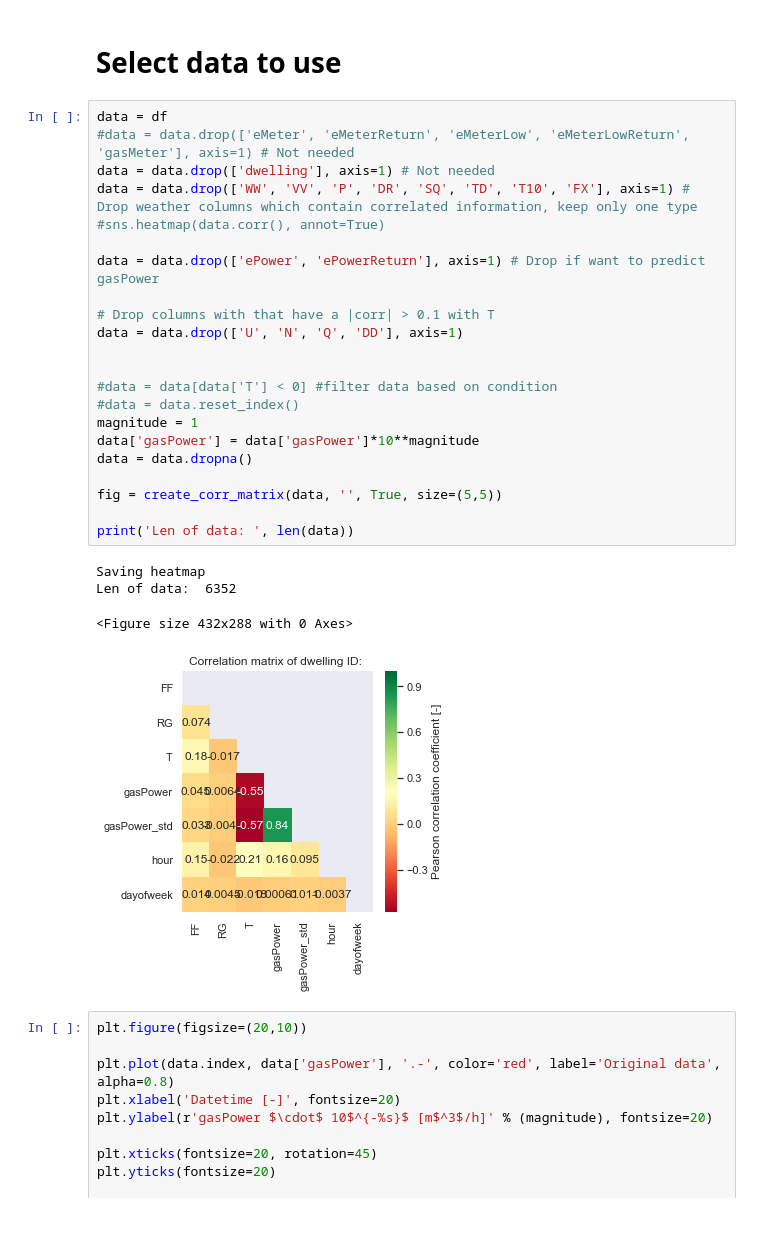
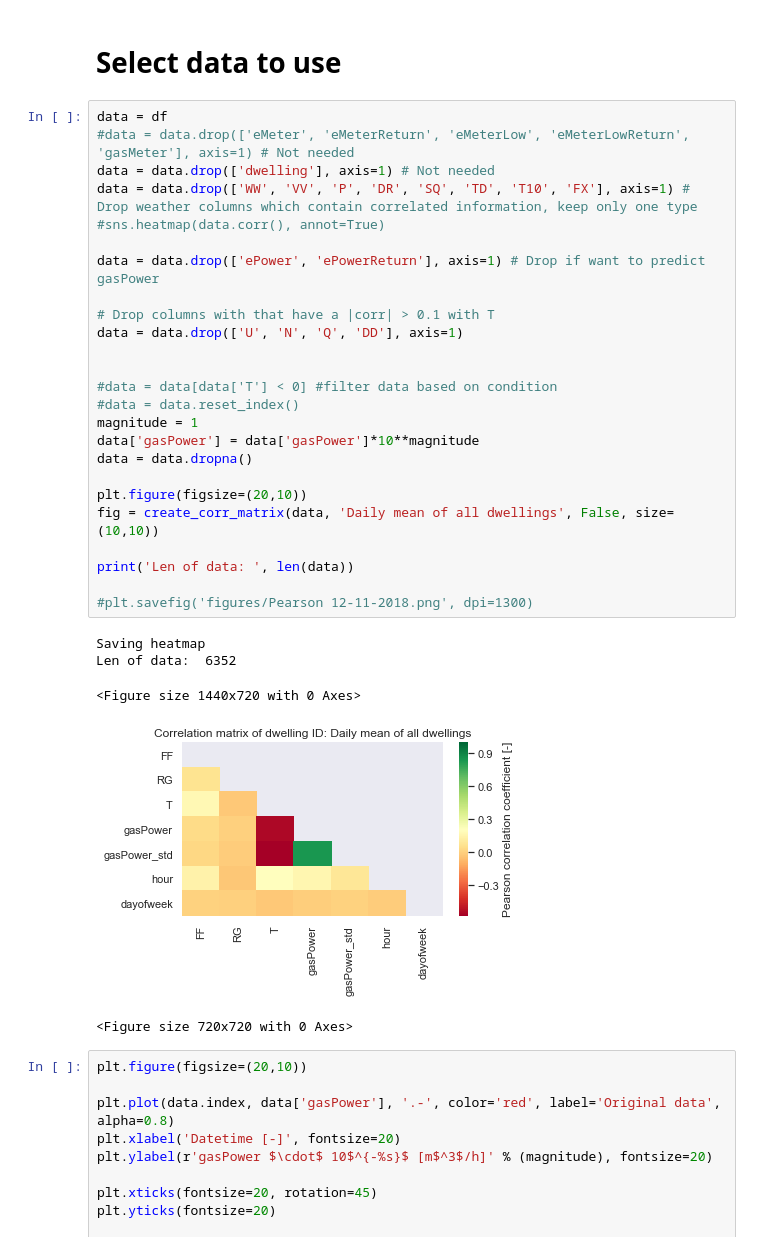
Before and after one commit to deKeijzer/KB-74-OPSCHALER, a Jupyter notebook: Personal_folders/Brian/Machine learning/LSTM.ipynb, the cells around one changed output. Saved outputs shown, nothing was run; the diff lists cells and outputs as text; blank space fills up the shorter version.

Commit message:
figsize added to annot false for corr matrix

```diff
--- a/Personal_folders/Brian/Machine learning/LSTM.ipynb
+++ b/Personal_folders/Brian/Machine learning/LSTM.ipynb
@@ -78,30 +81,34 @@ Saving heatmap
 # %%
 data = df
 #data = data.drop(['eMeter', 'eMeterReturn', 'eMeterLow', 'eMeterLowReturn', 'gasMeter'], axis=1) # Not needed
 data = data.drop(['dwelling'], axis=1) # Not needed
 data = data.drop(['WW', 'VV', 'P', 'DR', 'SQ', 'TD', 'T10', 'FX'], axis=1) # Drop weather columns which contain correlated information, keep only one type
 #sns.heatmap(data.corr(), annot=True)
 
 data = data.drop(['ePower', 'ePowerReturn'], axis=1) # Drop if want to predict gasPower
 
 # Drop columns with that have a |corr| > 0.1 with T
 data = data.drop(['U', 'N', 'Q', 'DD'], axis=1)
 
 
 #data = data[data['T'] < 0] #filter data based on condition
 #data = data.reset_index()
 magnitude = 1
 data['gasPower'] = data['gasPower']*10**magnitude
 data = data.dropna()
 
-fig = create_corr_matrix(data, '', True, size=(5,5))
+plt.figure(figsize=(20,10))
+fig = create_corr_matrix(data, 'Daily mean of all dwellings', False, size=(10,10))
 
 print('Len of data: ', len(data))
+
+#plt.savefig('figures/Pearson 12-11-2018.png', dpi=1300)
 # %% [output]
 Saving heatmap
 Len of data:  6352
-<Figure size 432x288 with 0 Axes>
+<Figure size 1440x720 with 0 Axes>
-[figure, old version]
+[figure, new version]
+<Figure size 720x720 with 0 Axes>
 # %%
 plt.figure(figsize=(20,10))
 
```
Also changed, not shown: parts of 2 cells of this notebook, 2 other files.
